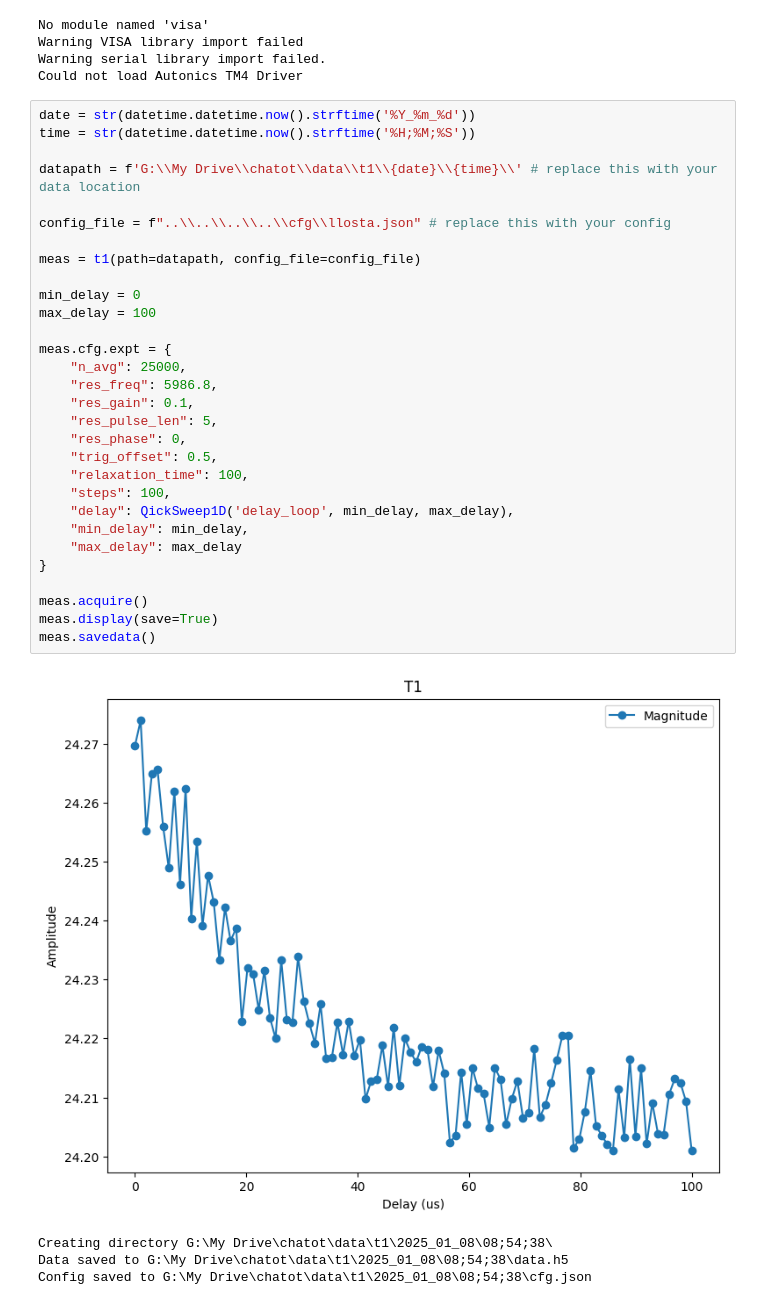
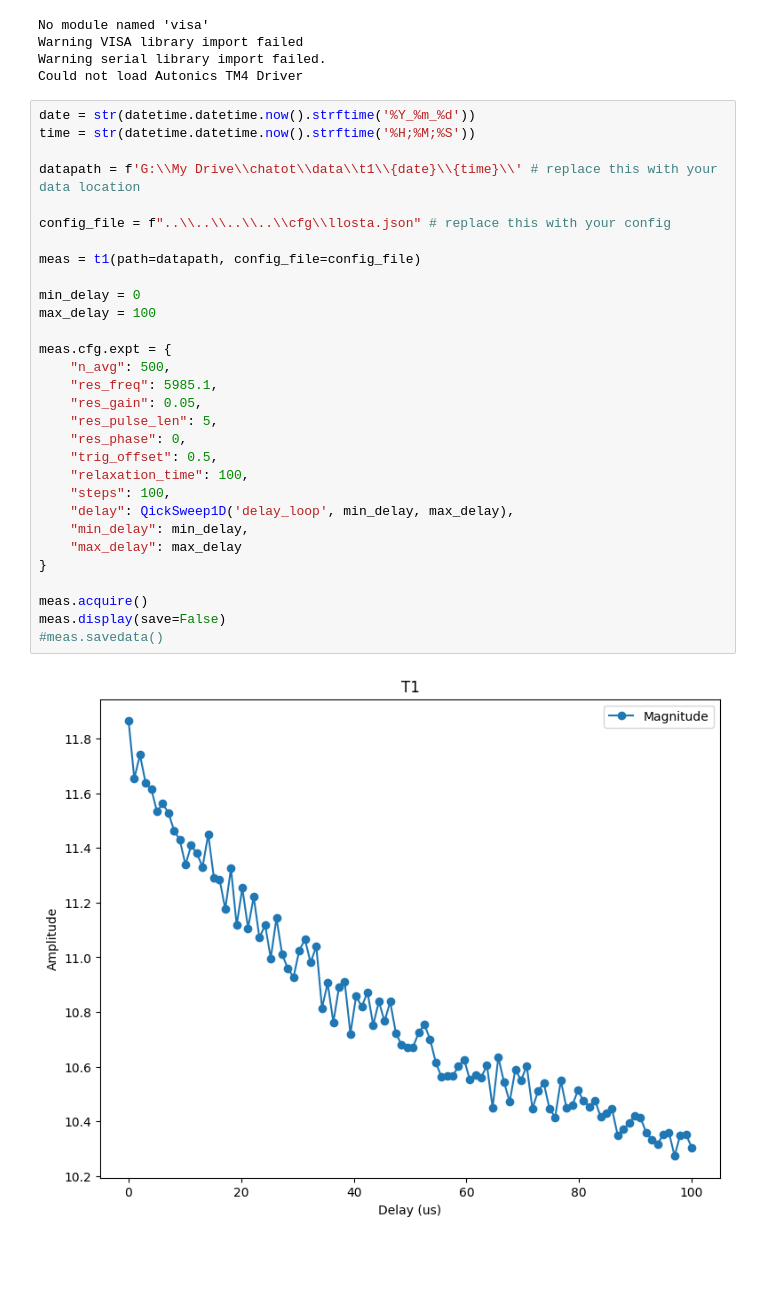
Before and after one commit to SchusterLab/ChaToT, a Jupyter notebook: Experiments/t1.ipynb, the cells around one changed output. Cells and saved outputs as stored; diff of their text form; blank space fills up the shorter version.

```diff
--- a/Experiments/t1.ipynb
+++ b/Experiments/t1.ipynb
@@ -12,35 +12,32 @@ Could not load Autonics TM4 Driver
 # %%
 date = str(datetime.datetime.now().strftime('%Y_%m_%d'))
 time = str(datetime.datetime.now().strftime('%H;%M;%S'))
 
 datapath = f'G:\\My Drive\\chatot\\data\\t1\\{date}\\{time}\\' # replace this with your data location
 
 config_file = f"..\\..\\..\\..\\cfg\\llosta.json" # replace this with your config
 
 meas = t1(path=datapath, config_file=config_file)
 
 min_delay = 0
 max_delay = 100
 
 meas.cfg.expt = {
-    "n_avg": 25000,
-    "res_freq": 5986.8,
-    "res_gain": 0.1,
+    "n_avg": 500,
+    "res_freq": 5985.1,
+    "res_gain": 0.05,
     "res_pulse_len": 5,
     "res_phase": 0,
     "trig_offset": 0.5,
     "relaxation_time": 100,
     "steps": 100,
     "delay": QickSweep1D('delay_loop', min_delay, max_delay),
     "min_delay": min_delay,
     "max_delay": max_delay
 }
 
 meas.acquire()
-meas.display(save=True)
-meas.savedata()
+meas.display(save=False)
+#meas.savedata()
 # %% [output]
-[figure, old version]
+[figure, new version]
-Creating directory G:\My Drive\chatot\data\t1\2025_01_08\08;54;38\
-Data saved to G:\My Drive\chatot\data\t1\2025_01_08\08;54;38\data.h5
-Config saved to G:\My Drive\chatot\data\t1\2025_01_08\08;54;38\cfg.json
```
Also changed, not shown: 8 other files.
